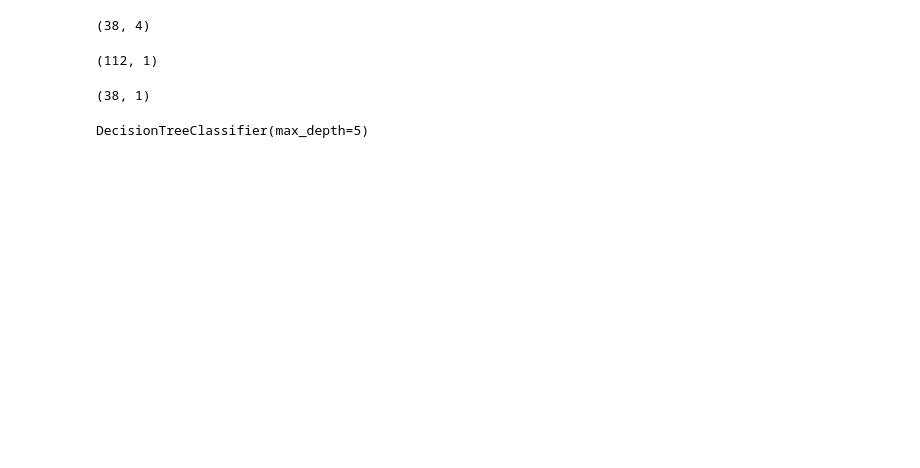
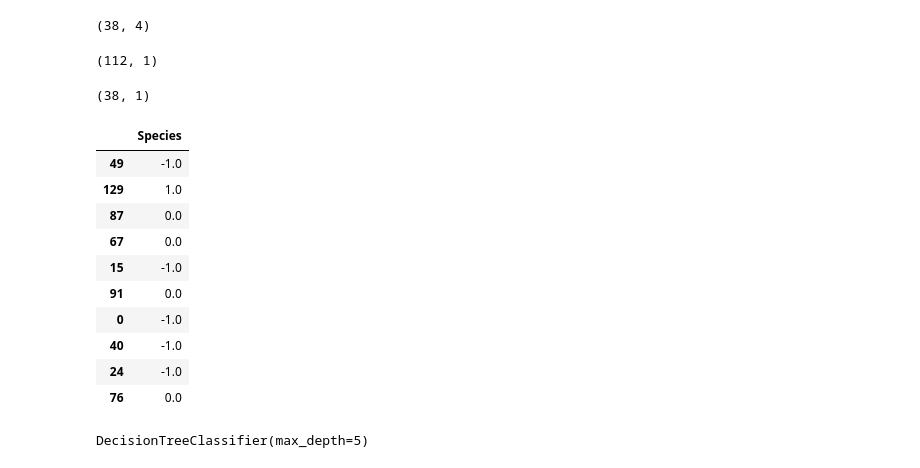
Before and after one commit to assiakhateeb/PPML_lab, a Jupyter notebook: part B/Part_B.ipynb, the cells around one changed output. Saved outputs shown, nothing was run; the diff lists cells and outputs as text; code cells hidden in the pictures; blank space fills up the shorter version.

```diff
--- a/part B/Part_B.ipynb
+++ b/part B/Part_B.ipynb
@@ -64,6 +116,20 @@ Y_train.shape
 Y_test.shape
 # %% [output]
 (38, 1)
+# %%
+Y_test[0:10]
+# %% [output]
+|  | Species |
+| 49 | -1.0 |
+| 129 | 1.0 |
+| 87 | 0.0 |
+| 67 | 0.0 |
+| 15 | -1.0 |
+| 91 | 0.0 |
+| 0 | -1.0 |
+| 40 | -1.0 |
+| 24 | -1.0 |
+| 76 | 0.0 |
 # %%
 # Now let's fit a DecisionTreeClassifier instance
 Dtree = DecisionTreeClassifier(max_depth=5)
```
Also changed, not shown: parts of 10 cells of this notebook.
